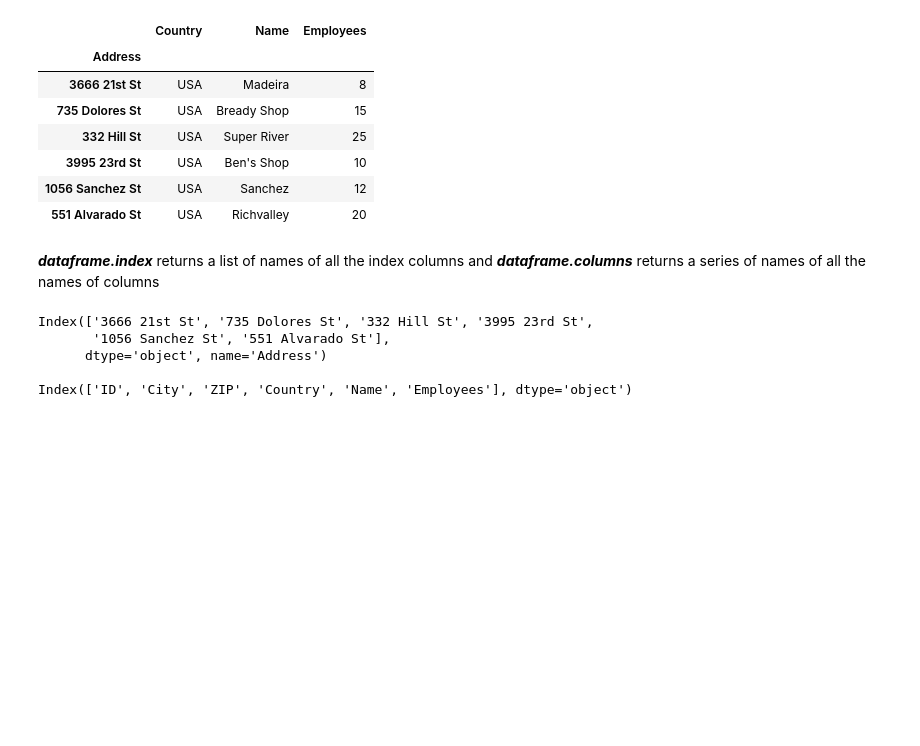
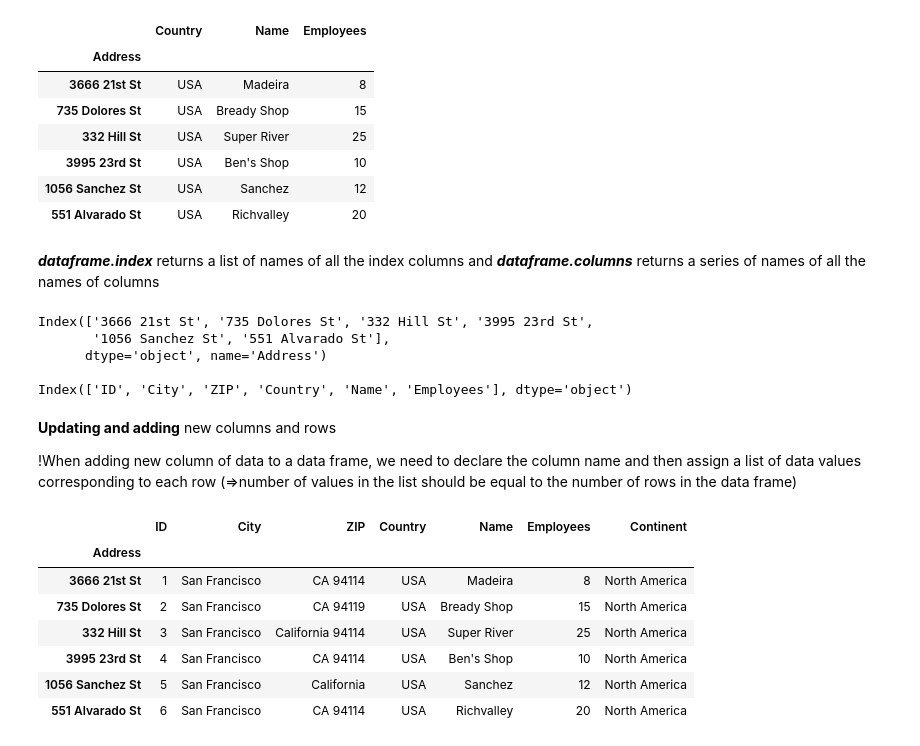
Before and after one commit to Mihir02/Python_Projects, a Jupyter notebook: Web Mapping/concepts.ipynb, the cells around one changed output. Drawn from its saved outputs; the diff is of its cells as text; code cells hidden in the pictures; blank space fills up the shorter version.

```diff
--- a/Web Mapping/concepts.ipynb
+++ b/Web Mapping/concepts.ipynb
@@ -452,3 +453,19 @@ Index(['3666 21st St', '735 Dolores St', '332 Hill St', '3995 23rd St',
       dtype='object', name='Address')
 
 Index(['ID', 'City', 'ZIP', 'Country', 'Name', 'Employees'], dtype='object')
+# %% [markdown]
+**Updating and adding** new columns and rows
+
+!When adding new column of data to a data frame, we need to declare the column name and then assign a list of data values corresponding to each row (=>number of values in the list should be equal to the number of rows in the data frame)
+# %%
+data["Continent"] = ["North America"] * data.shape[0]    #Or just multiply by len(data.index)
+data
+# %% [output]
+|  | ID | City | ZIP | Country | Name | Employees | Continent |
+| Address |  |  |  |  |  |  |  |
+| 3666 21st St | 1 | San Francisco | CA 94114 | USA | Madeira | 8 | North America |
+| 735 Dolores St | 2 | San Francisco | CA 94119 | USA | Bready Shop | 15 | North America |
+| 332 Hill St | 3 | San Francisco | California 94114 | USA | Super River | 25 | North America |
+| 3995 23rd St | 4 | San Francisco | CA 94114 | USA | Ben's Shop | 10 | North America |
+| 1056 Sanchez St | 5 | San Francisco | California | USA | Sanchez | 12 | North America |
+| 551 Alvarado St | 6 | San Francisco | CA 94114 | USA | Richvalley | 20 | North America |
```
Also changed, not shown: parts of 21 cells of this notebook.
